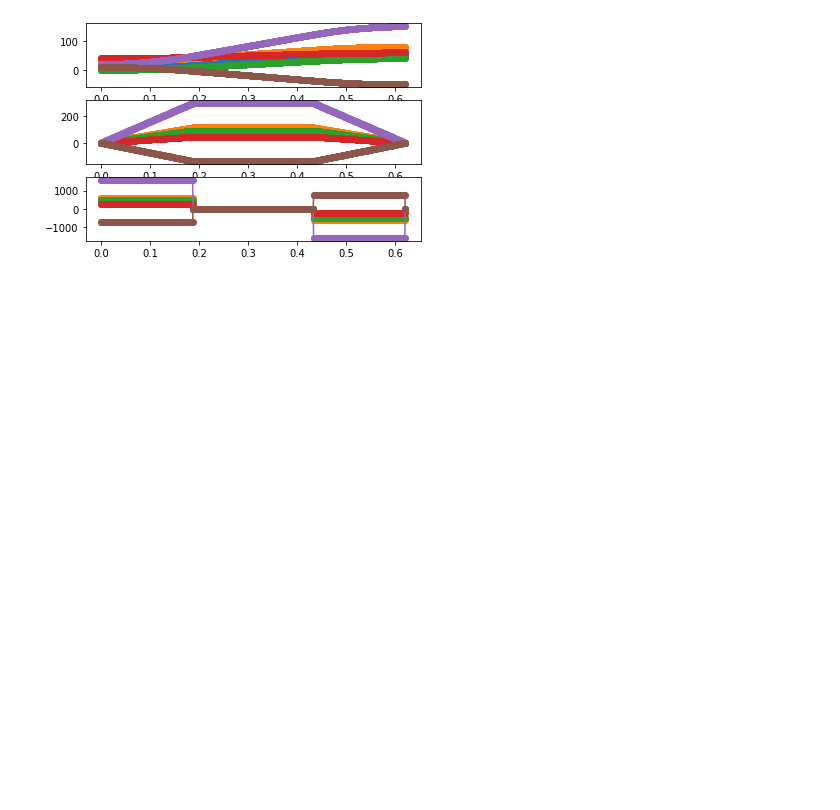
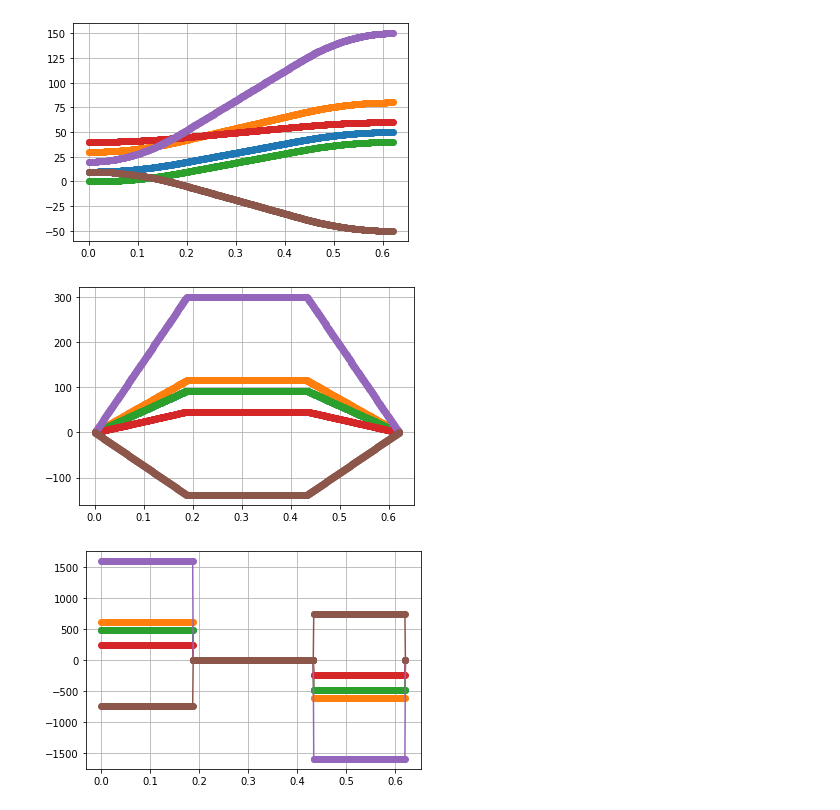
Before and after one commit to szmlb/tvpp, a Jupyter notebook: tvpp_notebook.ipynb, the cells around one changed output. Saved outputs shown, nothing was run; the diff lists cells and outputs as text; code cells hidden in the pictures; blank space fills up the shorter version.

Commit message:
Added some examples to tvpp_notebook.ipynb

```diff
--- a/tvpp_notebook.ipynb
+++ b/tvpp_notebook.ipynb
@@ -45,40 +89,42 @@ plt.show()
 # %%
-# example 2: multi-axis single-motion TVPP
+# example 2.1: multi-axis single-motion TVPP
 q0 = [0, 0, 0, 0, 0, 0]
 qn = [0, 0, 0, 0, 0, 0]
 q0[0] = 10.0 * DEG2RAD
 q0[1] = 30.0 * DEG2RAD
 q0[2] = 0.0 * DEG2RAD
 q0[3] = 40.0 * DEG2RAD
 q0[4] = 20.0 * DEG2RAD
 q0[5] = 10.0 * DEG2RAD
 
 qn[0] = 50.0 * DEG2RAD
 qn[1] = 80.0 * DEG2RAD
 qn[2] = 40.0 * DEG2RAD
 qn[3] = 60.0 * DEG2RAD
 qn[4] = 150.0 * DEG2RAD
 qn[5] = -50.0 * DEG2RAD
 
 tdata, qdata, vdata, adata = _tvpp.getMultiAxisSingleMotionProfile(q0, qn)
 
 qdata = np.array(qdata) / DEG2RAD
 vdata = np.array(vdata) / DEG2RAD
 adata = np.array(adata) / DEG2RAD
 
-plt.figure()
-plt.subplot(3, 1, 1)
+plt.figure(0)
+plt.grid()
 for i in range(dof):
     plt.plot(tdata, qdata[i], '-o')
 
-plt.subplot(3, 1, 2)
+plt.figure(1)
+plt.grid()
 for i in range(dof):
     plt.plot(tdata, vdata[i], '-o')
 
-plt.subplot(3, 1, 3)
+plt.figure(2)
+plt.grid()
 for i in range(dof):
     plt.plot(tdata, adata[i], '-o')
-
-plt.show()
 # %% [output]
-[figure, old version]
+[figure, new version]
+[figure, added]
+[figure, added]
```
Also changed, not shown: parts of 7 cells of this notebook.
